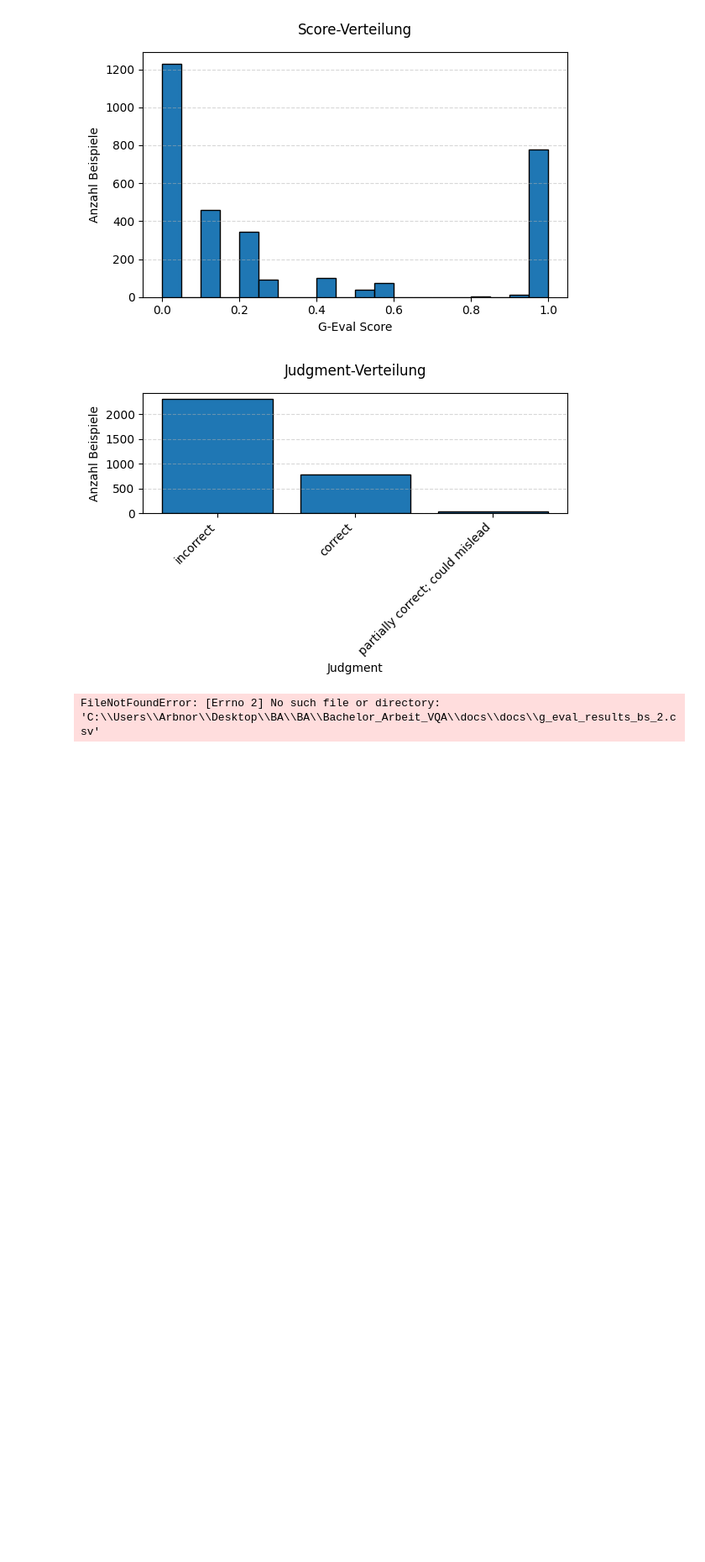
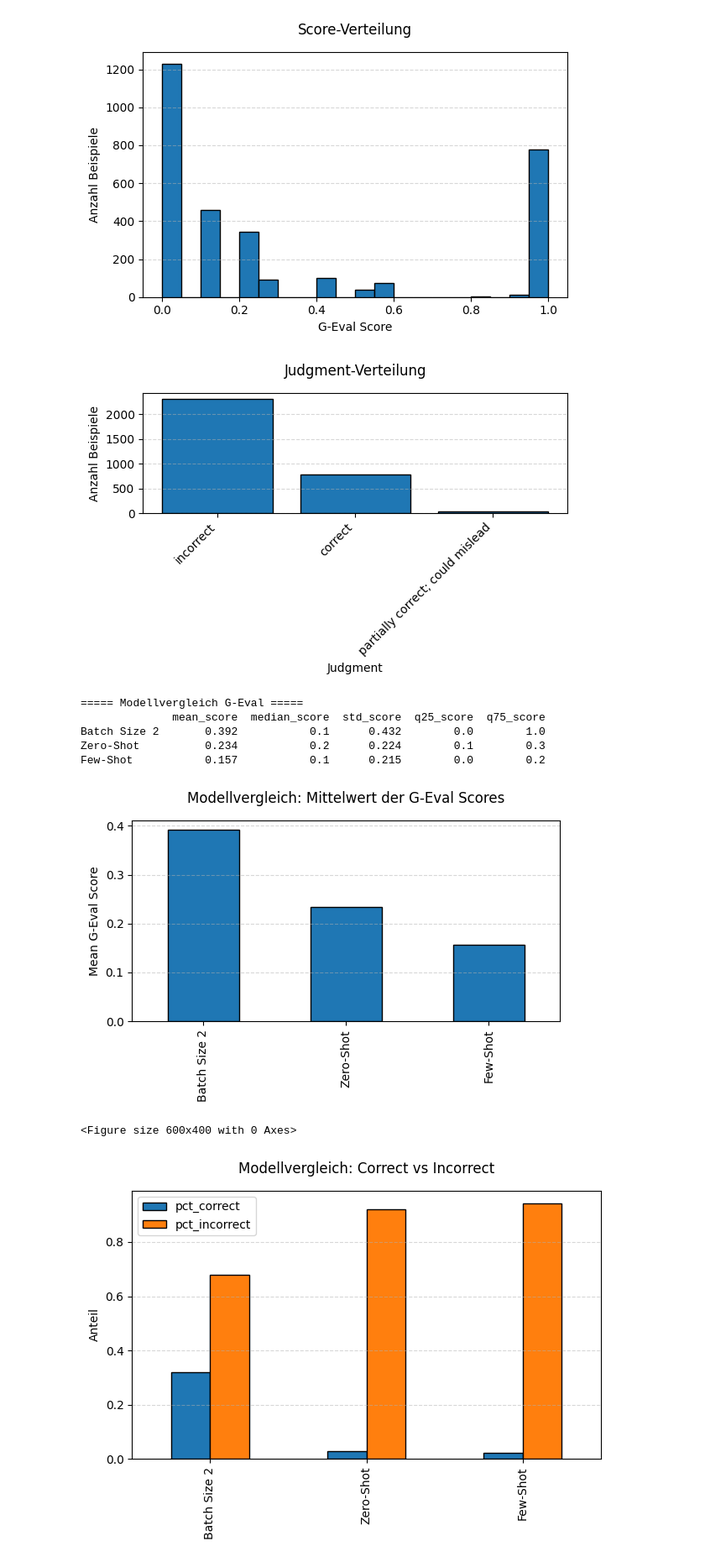
Before and after one commit to LukaSokc/Bachelor_Arbeit, a Jupyter notebook: evalutation/eval_main.ipynb, the cells around one changed output. Shown: that part at 84% size. Cells and saved outputs as stored; diff of their text form; code cells hidden in the pictures; blank space fills up the shorter version.

```diff
--- a/evalutation/eval_main.ipynb
+++ b/evalutation/eval_main.ipynb
@@ -36,12 +32,12 @@ from pathlib import Path
 # %% [markdown]
 # Daten einlesen
 # %%
-base = Path.cwd().parent / "docs" / "docs"
-path = "gemma_system_prompt_batch_size_2_with_slake_dataset_validation_second_try.csv"
+base = Path.cwd().parent / "docs" / "gemma"
+path = "fine_tuned_batchsize_2_test_set.csv"
 path_combined = os.path.join(base, path)
 path_close = os.path.join(base, path)
 path_open  = os.path.join(base, path)
-path_ge    = os.path.join(base, "gemma_system_prompt_base_with_slake_dataset_validation.csv")
+path_ge    = os.path.join(base, "g_eval_runs/batch_size_2_test_set_geval_run_1.csv")
 # %%
 evaluate_combined(path_close)
 # %% [output]
@@ -117,11 +113,18 @@ Mittelwert G-Eval Score: 0.332
 [figure]
 # %%
 model_paths = {
-    "Batch Size 2" :            os.path.join(base, "g_eval_results_bs_2.csv"),
-    "Batch Size 4 ":            os.path.join(base, "g_eval_results_bs_4.csv"),
-    "Batch Size 8" :            os.path.join(base, "g_eval_results_bs_8.csv")
+    "Batch Size 2" :            os.path.join(base, "g_eval_runs/batch_size_2_g_eval_run_1.csv"),
+    "Few-Shot":            os.path.join(base, "g_eval_runs/few_shot_g_eval_run_1.csv"),
+    "Zero-Shot" :            os.path.join(base, "g_eval_runs/zero_shot_g_eval_run_1.csv")
 }
 
 compare_models(model_paths, do_plot=True)
 # %% [output]
-FileNotFoundError: [Errno 2] No such file or directory: 'C:\\Users\\Arbnor\\Desktop\\BA\\BA\\Bachelor_Arbeit_VQA\\docs\\docs\\g_eval_results_bs_2.csv'
+===== Modellvergleich G-Eval =====
+              mean_score  median_score  std_score  q25_score  q75_score
+Batch Size 2       0.392           0.1      0.432        0.0        1.0
+Zero-Shot          0.234           0.2      0.224        0.1        0.3
+Few-Shot           0.157           0.1      0.215        0.0        0.2
+[figure, added]
+<Figure size 600x400 with 0 Axes>
+[figure, added]
```
Also changed, not shown: parts of 2 cells of this notebook, 29 other files.
